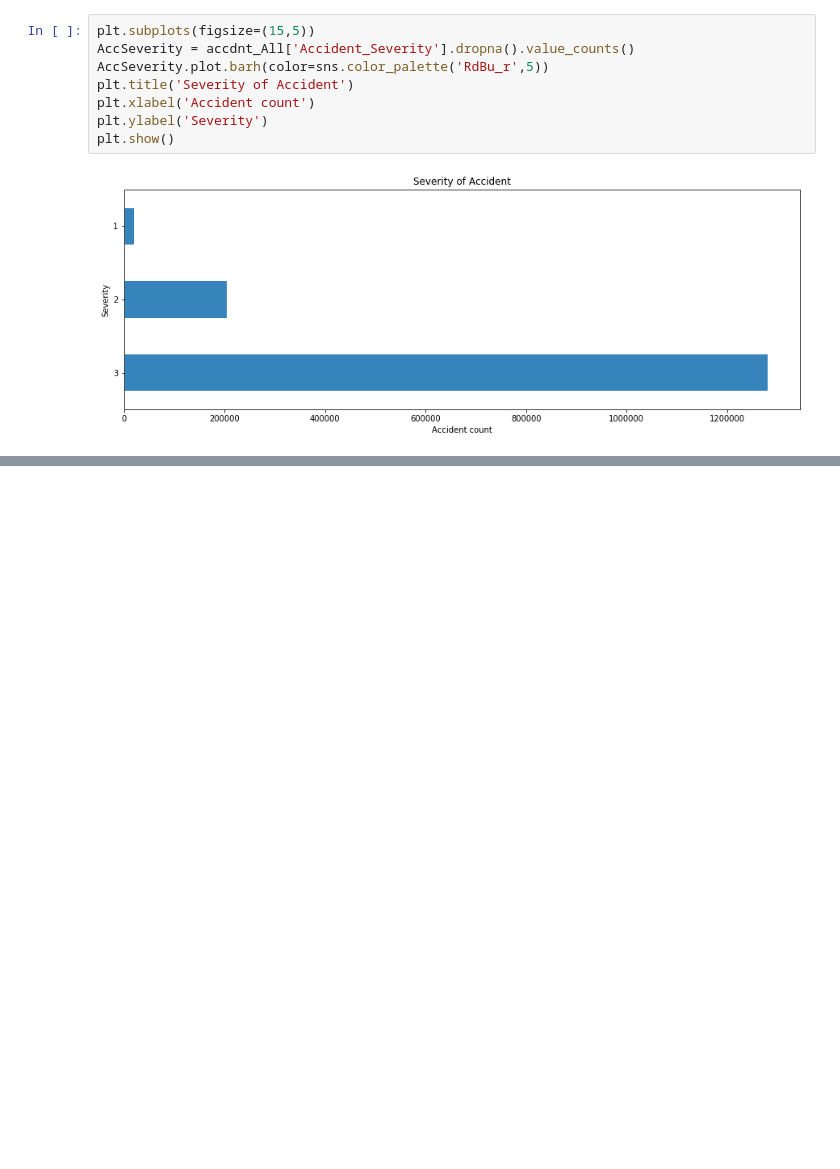
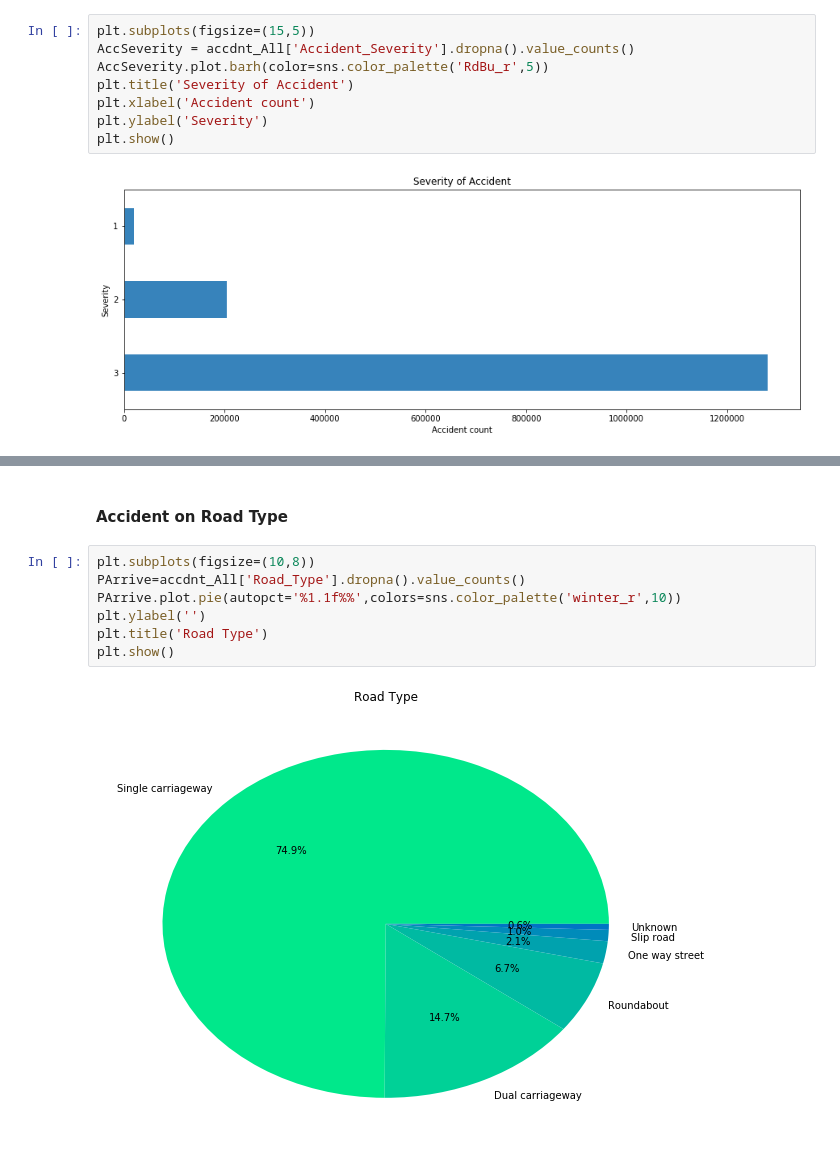
Before and after one commit to ArshadKhurshid/UK-Accident-History, a Jupyter notebook: UKAccident.ipynb, the cells around one changed output, grey strips where cells are left out. Drawn from its saved outputs; the diff is of its cells as text; blank space fills up the shorter version.

Commit message:
chore: Add Accident on road type

```diff
--- a/UKAccident.ipynb
+++ b/UKAccident.ipynb
@@ -224,0 +233,11 @@ plt.show()
+# %% [markdown]
+#### Accident on Road Type
+# %%
+plt.subplots(figsize=(10,8))
+PArrive=accdnt_All['Road_Type'].dropna().value_counts()
+PArrive.plot.pie(autopct='%1.1f%%',colors=sns.color_palette('winter_r',10))
+plt.ylabel('')
+plt.title('Road Type')
+plt.show()
+# %% [output]
+[figure, added]
```
Also changed, not shown: parts of 2 cells of this notebook.
